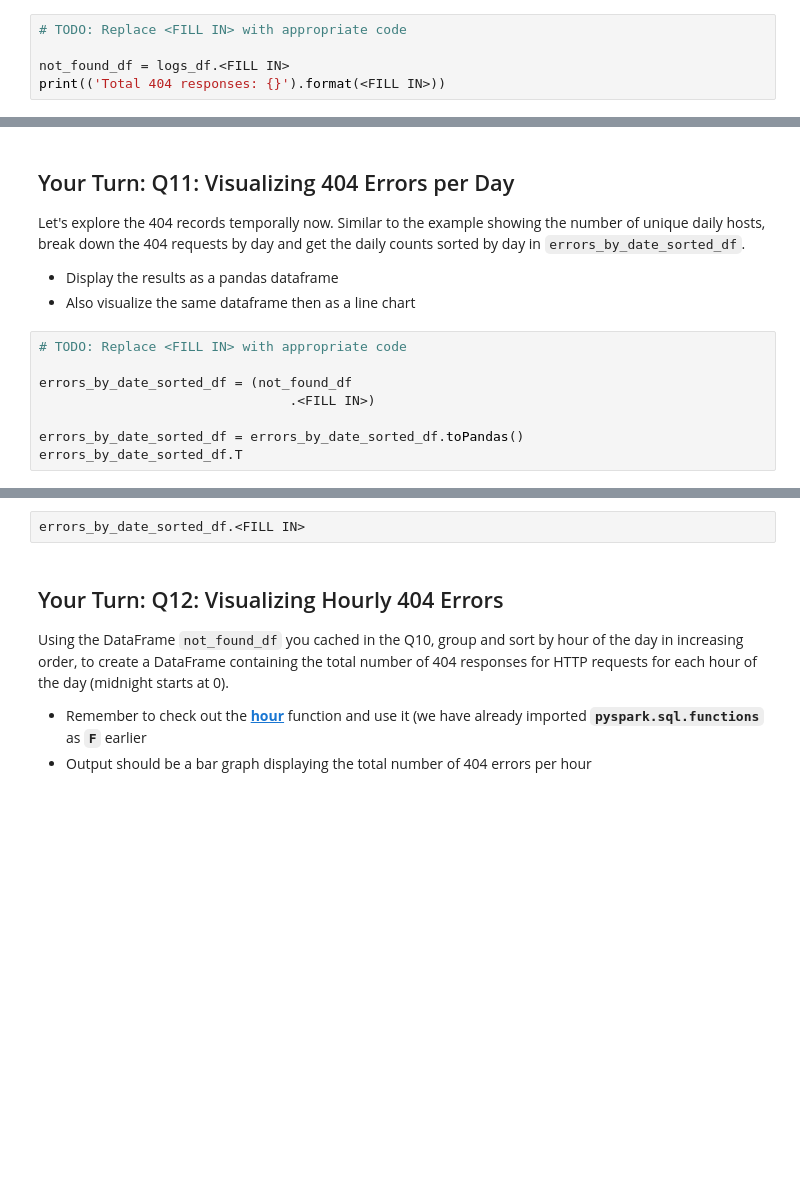
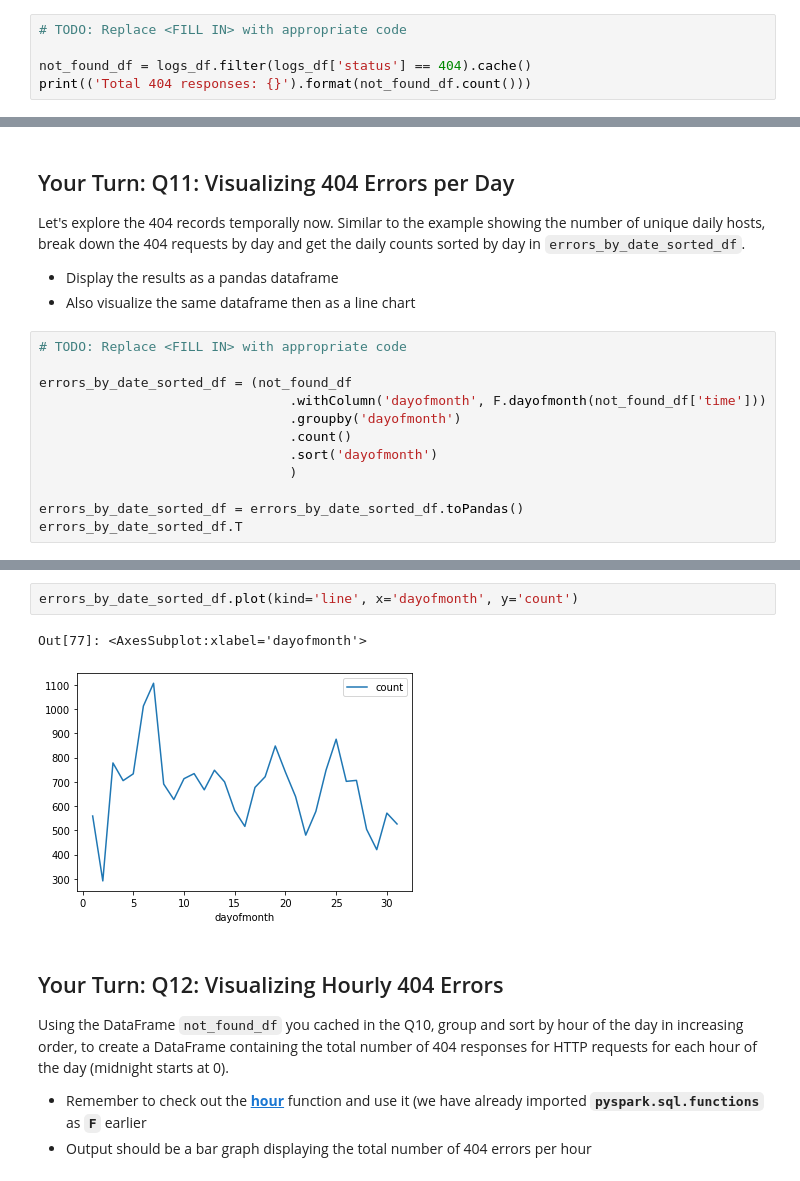
Before and after one commit to richeung1/mec-mini-projects, a Jupyter notebook: mec-6.4.1-data-wrangling-at-scale-with-spark/Mini_Project_Data_Wrangling_at_Scale_with_Spark.ipynb, the cells around one changed output, grey strips where cells are left out. Saved outputs shown, nothing was run; the diff lists cells and outputs as text; blank space fills up the shorter version.

```diff
--- a/mec-6.4.1-data-wrangling-at-scale-with-spark/Mini_Project_Data_Wrangling_at_Scale_with_Spark.ipynb
+++ b/mec-6.4.1-data-wrangling-at-scale-with-spark/Mini_Project_Data_Wrangling_at_Scale_with_Spark.ipynb
@@ -961,5 +961,5 @@ __How many 404 records are in the log?__
 # %%
 # TODO: Replace <FILL IN> with appropriate code
 
-not_found_df = logs_df.<FILL IN>
-print(('Total 404 responses: {}').format(<FILL IN>))
+not_found_df = logs_df.filter(logs_df['status'] == 404).cache()
+print(('Total 404 responses: {}').format(not_found_df.count()))
@@ -987,7 +1011,11 @@ Let's explore the 404 records temporally now. Similar to the example showing the
 # TODO: Replace <FILL IN> with appropriate code
 
 errors_by_date_sorted_df = (not_found_df
-                                .<FILL IN>)
+                                .withColumn('dayofmonth', F.dayofmonth(not_found_df['time']))
+                                .groupby('dayofmonth')
+                                .count()
+                                .sort('dayofmonth')
+                                )
 
 errors_by_date_sorted_df = errors_by_date_sorted_df.toPandas()
 errors_by_date_sorted_df.T
@@ -994,5 +1027,8 @@ errors_by_date_sorted_df.T
-# %%
-errors_by_date_sorted_df.<FILL IN>
+# %%
+errors_by_date_sorted_df.plot(kind='line', x='dayofmonth', y='count')
+# %% [output]
+Out[77]: <AxesSubplot:xlabel='dayofmonth'>
+[figure, added]
 # %% [markdown]
 ## Your Turn: Q12: Visualizing Hourly 404 Errors
 
```
Also changed, not shown: parts of 14 cells of this notebook.
